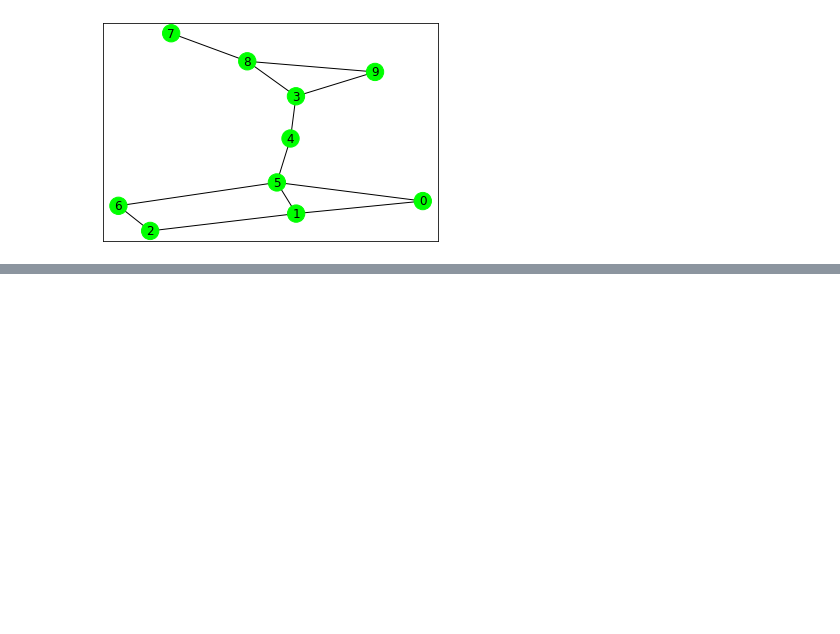
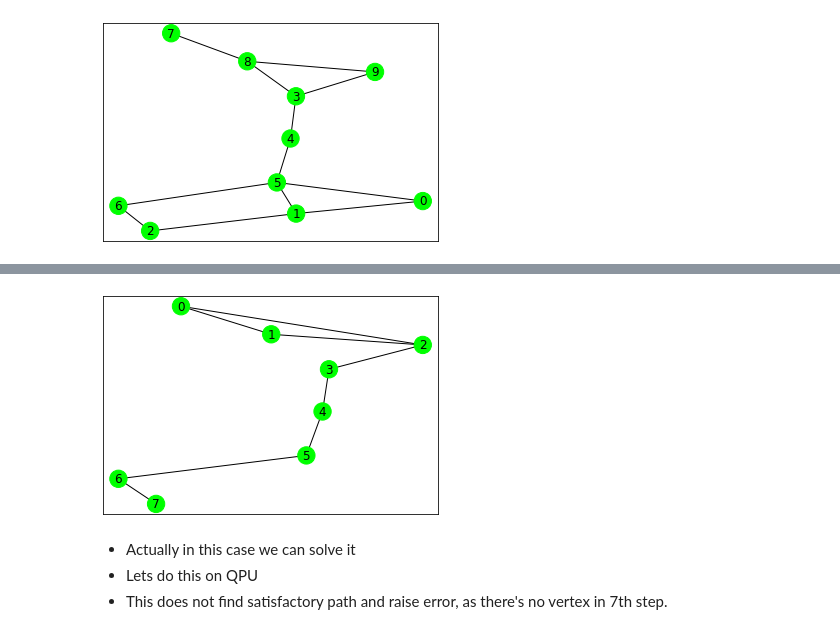
Before and after one commit to CDL-Quantum/CohortProject_2020, a Jupyter notebook: Project_4_Ising_Annealer/Challenge2.ipynb, the cells around one changed output, grey strips where cells are left out. Cells and saved outputs as stored; diff of their text form; code cells hidden in the pictures; blank space fills up the shorter version.

Commit message:
Added D-Wave QPU result for Hamiltonian path

```diff
--- a/Project_4_Ising_Annealer/Challenge2.ipynb
+++ b/Project_4_Ising_Annealer/Challenge2.ipynb
@@ -443,0 +583,12 @@ draw_graph(G, node_color_list, node_label_dict)
+# %%
+
+path = find_path(solution)
+node_color_list = build_color_list(G2.nodes, path)
+node_label_dict = build_node_path_label_dictionary(G2.nodes, path)
+draw_graph(G2, node_color_list, node_label_dict)
+# %% [output]
+[figure, added]
+# %% [markdown]
+- Actually in this case we can solve it
+- Lets do this on QPU
+- This does not find satisfactory path and raise error, as there's no vertex in 7th step.
```
Also changed, not shown: parts of 21 cells of this notebook.
